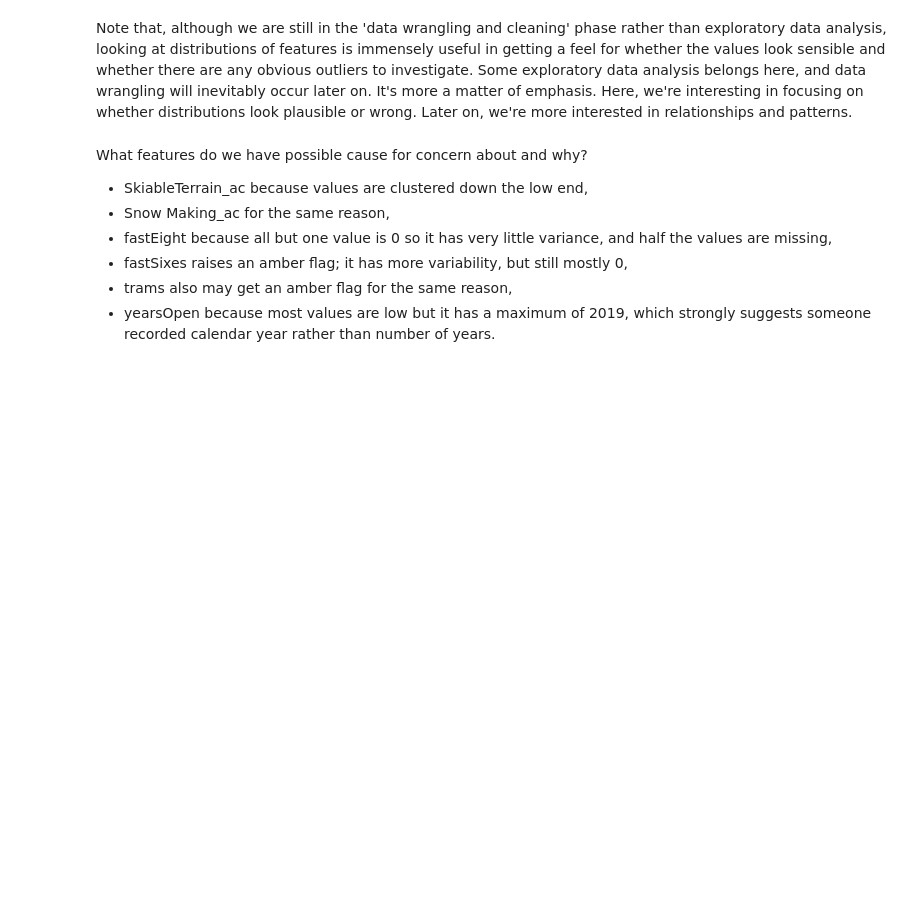
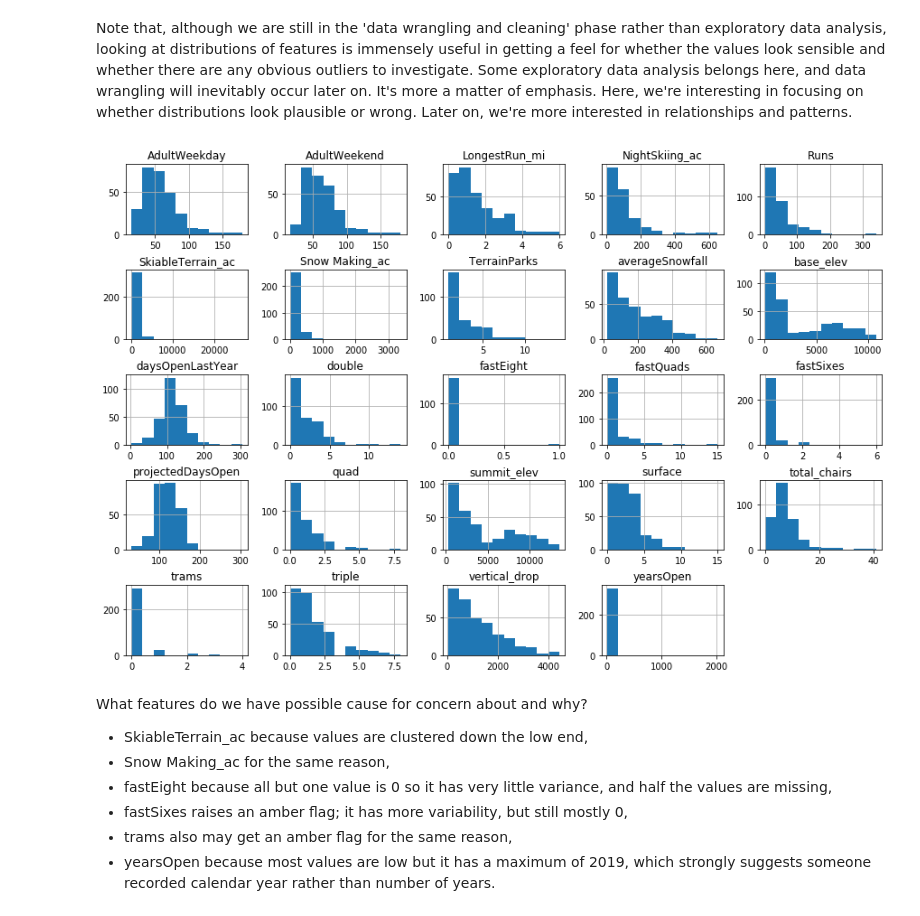
Before and after one commit to parthyadav13/DataScienceGuidedCapstone, a Jupyter notebook: Notebooks/02_data_wrangling.ipynb, the cells around one changed output. Drawn from its saved outputs; the diff is of its cells as text; code cells hidden in the pictures; blank space fills up the shorter version.

```diff
--- a/Notebooks/02_data_wrangling.ipynb
+++ b/Notebooks/02_data_wrangling.ipynb
@@ -528,12 +536,16 @@ Note that, although we are still in the 'data wrangling and cleaning' phase rath
 # %%
 #Code task 18#
 #Call ski_data's `hist` method to plot histograms of each of the numeric features
+
 #Try passing it an argument figsize=(15,10)
 #Try calling plt.subplots_adjust() with an argument hspace=0.5 to adjust the spacing
 #It's important you create legible and easy-to-read plots
-ski_data.___(___)
+ski_data.hist(figsize=(15,10))
+plt.subplots_adjust(hspace=0.5)
 #plt.subplots_adjust(hspace=___);
 #Hint: notice how the terminating ';' "swallows" some messy output and leads to a tidier notebook
+# %% [output]
+[figure, added]
 # %% [markdown]
 What features do we have possible cause for concern about and why?
 
```
Also changed, not shown: parts of 35 cells of this notebook, 2 other files.
